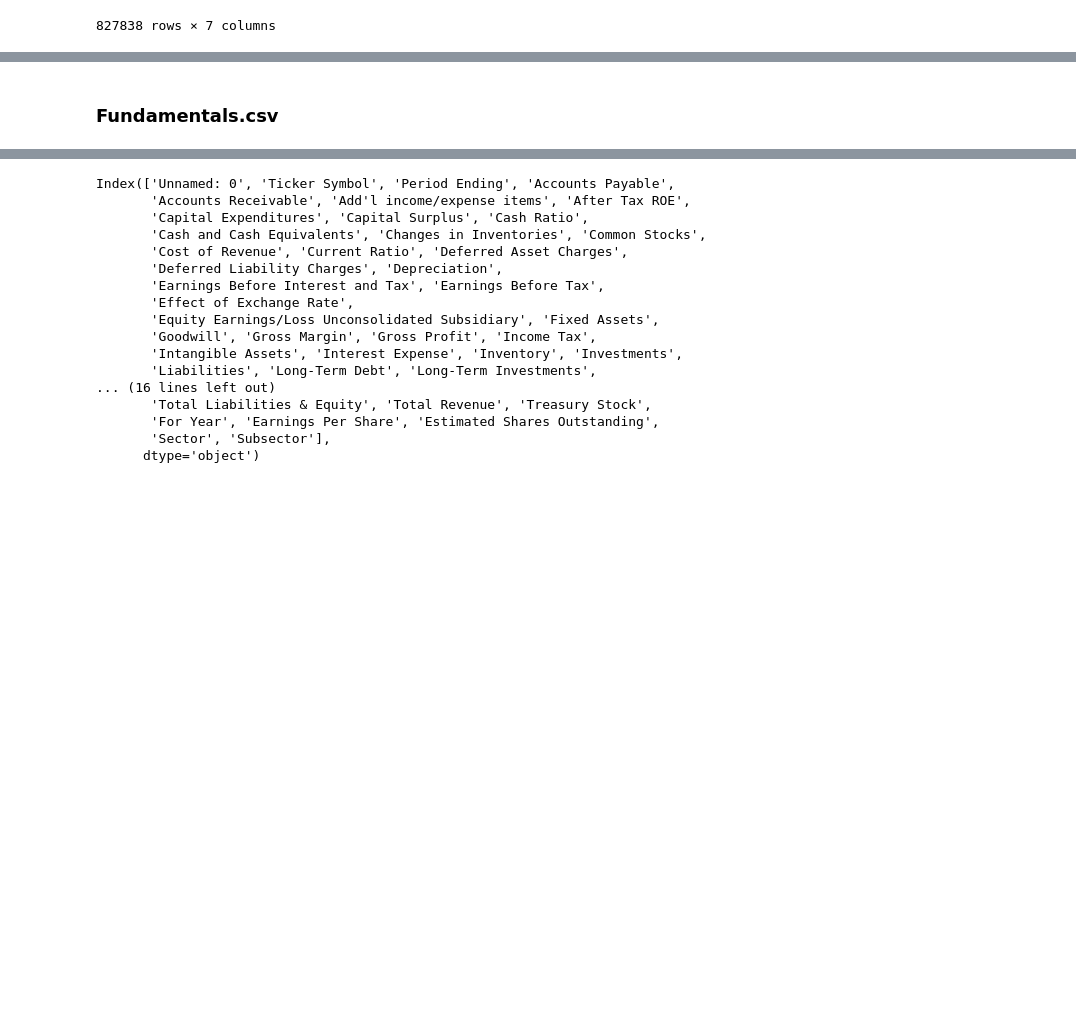
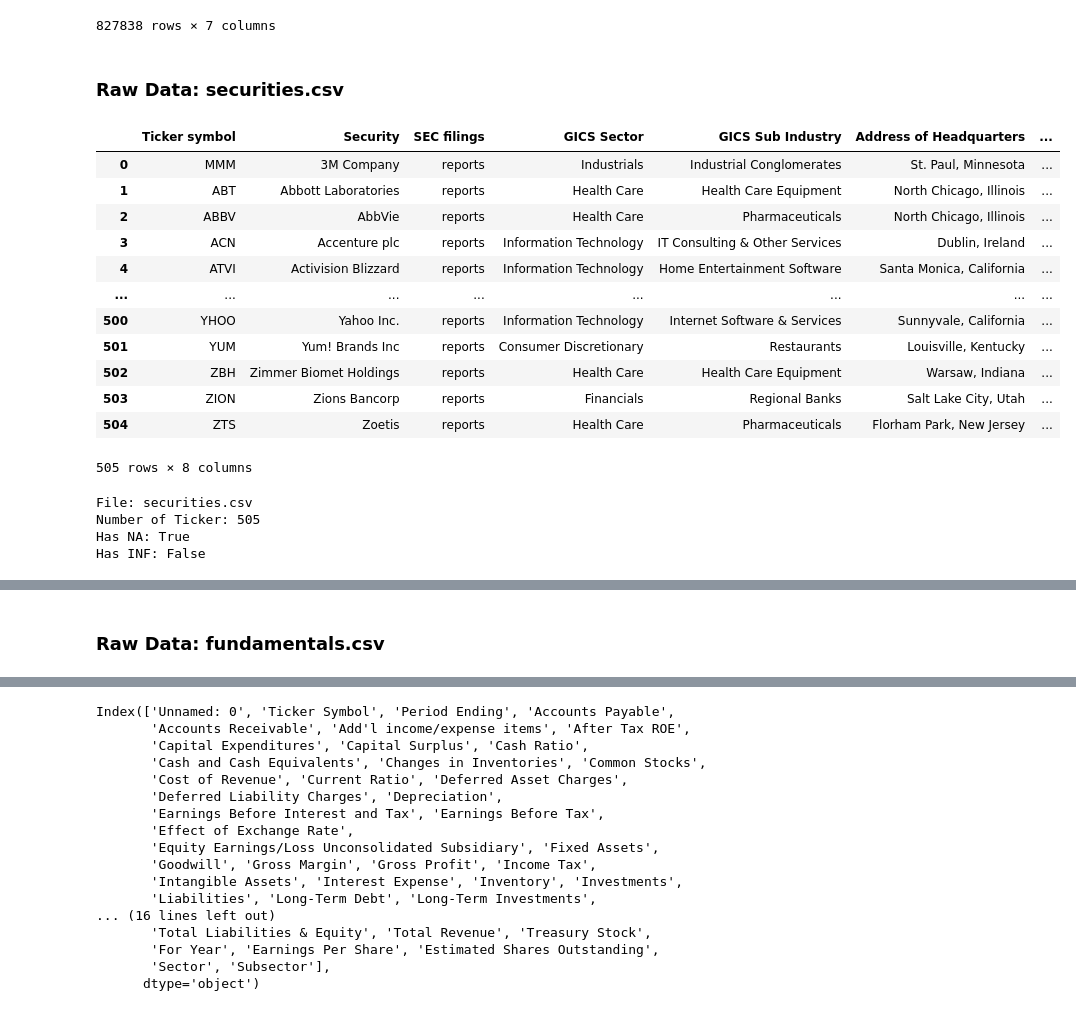
Before and after one commit to yikai82/ML-Project-NYSX, a Jupyter notebook: experiments/NYSX_test11_subsector_tech_PCA.ipynb, the cells around one changed output, grey strips where cells are left out. Cells and saved outputs as stored; diff of their text form; code cells hidden in the pictures; blank space fills up the shorter version.

```diff
--- a/experiments/NYSX_test11_subsector_tech_PCA.ipynb
+++ b/experiments/NYSX_test11_subsector_tech_PCA.ipynb
@@ -106,6 +121,41 @@ Ticker with > 1500 records :470
 | 851260 | 2016-12-30 | ZION | 43.070000 | 43.040001 | 42.689999 | 43.310001 | 1938100.0 |
 | 851262 | 2016-12-30 | AIV | 44.730000 | 45.450001 | 44.410000 | 45.590000 | 1380900.0 |
 827838 rows × 7 columns
+# %% [markdown]
+### Raw Data: securities.csv
+# %%
+## import  securities.csv
+df_security = pd.read_csv("../data/raw/securities.csv")
+display(df_security)
+## check for NA nad INF before removing it
+has_nan = df_security.isna().any().any()
+
+# check if has any INF
+numeric_cols = df_security.select_dtypes(include=[np.number])
+has_inf = numeric_cols.isin([np.inf, -np.inf]).any().any()
+
+print("File: securities.csv")
+print(f"Number of Ticker: {len(df_security['Ticker symbol'].unique())}")
+print(f"Has NA: {has_nan}")
+print(f"Has INF: {has_inf}")
+# %% [output]
+|  | Ticker symbol | Security | SEC filings | GICS Sector | GICS Sub Industry | Address of Headquarters | ... |
+| 0 | MMM | 3M Company | reports | Industrials | Industrial Conglomerates | St. Paul, Minnesota | ... |
+| 1 | ABT | Abbott Laboratories | reports | Health Care | Health Care Equipment | North Chicago, Illinois | ... |
+| 2 | ABBV | AbbVie | reports | Health Care | Pharmaceuticals | North Chicago, Illinois | ... |
+| 3 | ACN | Accenture plc | reports | Information Technology | IT Consulting & Other Services | Dublin, Ireland | ... |
+| 4 | ATVI | Activision Blizzard | reports | Information Technology | Home Entertainment Software | Santa Monica, California | ... |
+| ... | ... | ... | ... | ... | ... | ... | ... |
+| 500 | YHOO | Yahoo Inc. | reports | Information Technology | Internet Software & Services | Sunnyvale, California | ... |
+| 501 | YUM | Yum! Brands Inc | reports | Consumer Discretionary | Restaurants | Louisville, Kentucky | ... |
+| 502 | ZBH | Zimmer Biomet Holdings | reports | Health Care | Health Care Equipment | Warsaw, Indiana | ... |
+| 503 | ZION | Zions Bancorp | reports | Financials | Regional Banks | Salt Lake City, Utah | ... |
+| 504 | ZTS | Zoetis | reports | Health Care | Pharmaceuticals | Florham Park, New Jersey | ... |
+505 rows × 8 columns
+File: securities.csv
+Number of Ticker: 505
+Has NA: True
+Has INF: False
 # %%
 ### >>  map price data to the GICs sectors
 
@@ -147,4 +196,4 @@ print(f"Contain INF: {has_inf}")  # True
 Contain NA: False
 Contain INF: False
 # %% [markdown]
-### Fundamentals.csv
+### Raw Data: fundamentals.csv
```
Also changed, not shown: parts of 7 cells of this notebook, 1 other file.
